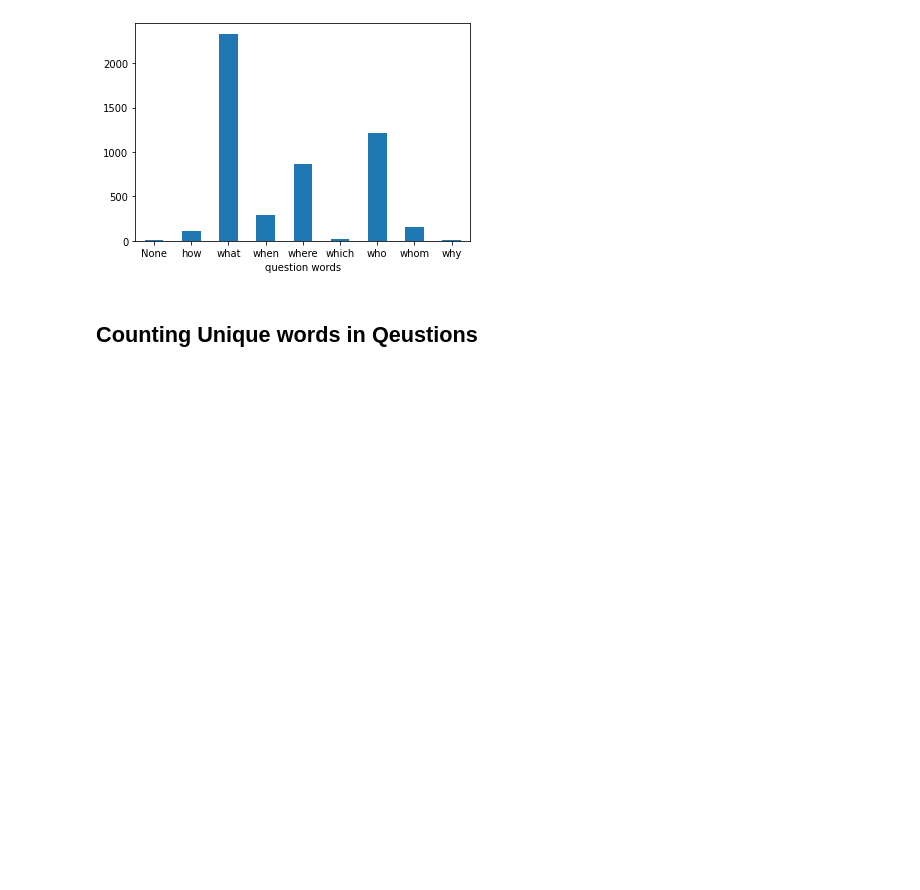
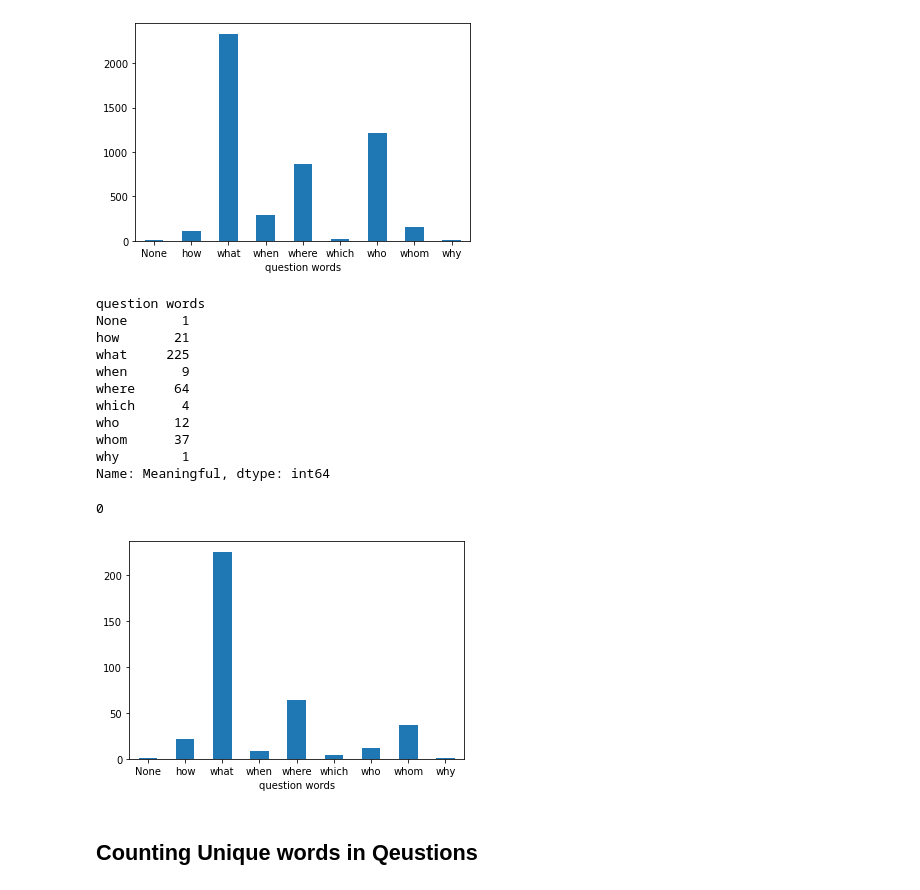
Before and after one commit to somayyehbeh/BERT-QA, a Jupyter notebook: src/Exploratory Data Analysis.ipynb, the cells around one changed output. Drawn from its saved outputs; the diff is of its cells as text; code cells hidden in the pictures; blank space fills up the shorter version.

Commit message:
updating Question tabel

```diff
--- a/src/Exploratory Data Analysis.ipynb
+++ b/src/Exploratory Data Analysis.ipynb
@@ -150,6 +150,23 @@ why        10
 Name: Meaningful, dtype: int64
 0
 [figure]
+# %%
+null = pd.read_excel('../results/null.xlsx')
+get_question_words_distribution(null)
+# %% [output]
+question words
+None       1
+how       21
+what     225
+when       9
+where     64
+which      4
+who       12
+whom      37
+why        1
+Name: Meaningful, dtype: int64
+0
+[figure, added]
 # %% [markdown]
 ## Counting Unique words in Qeustions
 # %%
```
Also changed, not shown: parts of 4 cells of this notebook.
